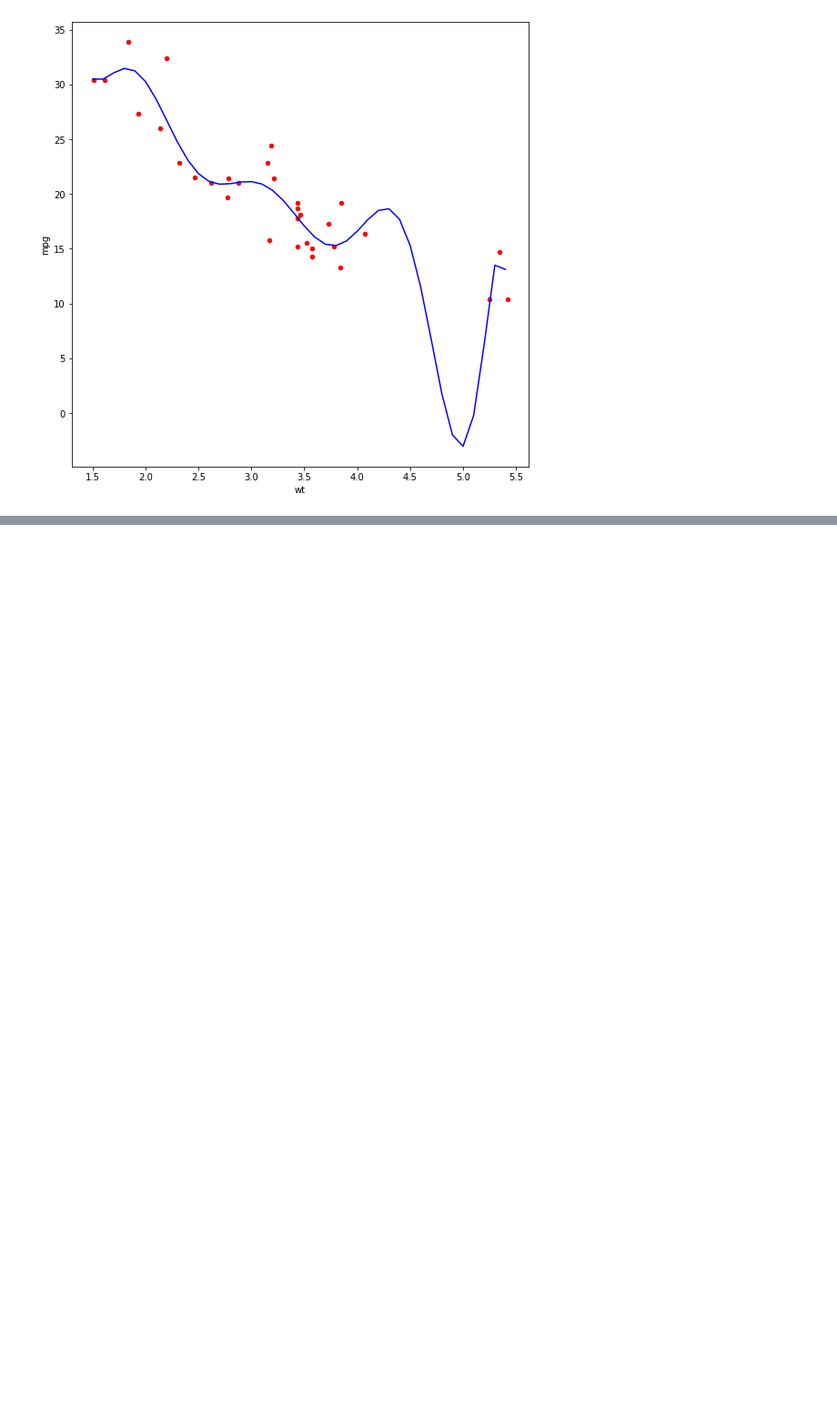
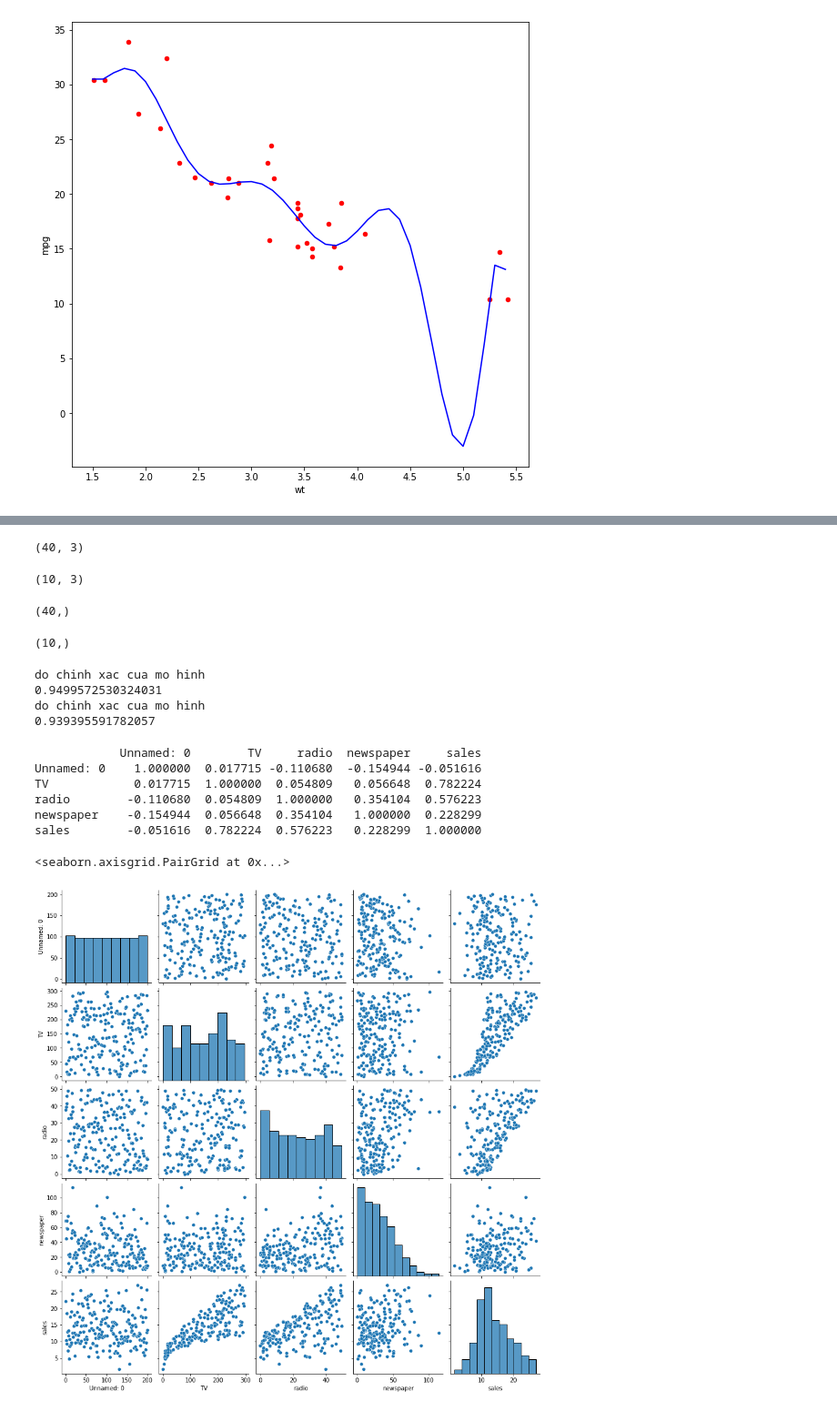
Before and after one commit to TuanLBT/AI_learning, a Jupyter notebook: deep_learning.ipynb, the cells around one changed output, grey strips where cells are left out. Shown: that part at 91% size. Saved outputs shown, nothing was run; the diff lists cells and outputs as text; code cells hidden in the pictures; blank space fills up the shorter version.

```diff
--- a/deep_learning.ipynb
+++ b/deep_learning.ipynb
@@ -477,0 +521,68 @@ plt.plot(range,y_pred9,color='blue')
+# %%
+from sklearn.model_selection import train_test_split
+
+X_train, X_test,y_train,y_test=train_test_split(X,y,test_size=0.2,random_state=0)
+X_train.shape
+# %% [output]
+(40, 3)
+# %%
+from sklearn.model_selection import train_test_split
+
+X_train, X_test,y_train,y_test=train_test_split(X,y,test_size=0.2,random_state=0)
+X_test.shape
+# %% [output]
+(10, 3)
+# %%
+from sklearn.model_selection import train_test_split
+
+X_train, X_test,y_train,y_test=train_test_split(X,y,test_size=0.2,random_state=0)
+y_train.shape
+# %% [output]
+(40,)
+# %%
+from sklearn.model_selection import train_test_split
+
+X_train, X_test,y_train,y_test=train_test_split(X,y,test_size=0.2,random_state=0)
+y_test.shape
+# %% [output]
+(10,)
+# %%
+from sklearn.linear_model import LinearRegression
+
+regression = LinearRegression()
+regression.fit(X_train, y_train)
+y_pred = regression.predict(X_test).round(1)
+
+calculation = pd.DataFrame(np.c_[y_test,y_pred], columns = ['Onginal Profit','Predited Profit'])
+print('do chinh xac cua mo hinh')
+print(regression.score(X_train, y_train))
+print('do chinh xac cua mo hinh')
+print(regression.score(X_test, y_test))
+# %% [output]
+do chinh xac cua mo hinh
+0.9499572530324031
+do chinh xac cua mo hinh
+0.939395591782057
+# %%
+#bai tap.
+import numpy as np
+import matplotlib.pyplot as plt
+import pandas as pd
+import seaborn as sns
+#1 tim do lien quan (correlation)
+import pandas as pd
+dataframe = pd.read_csv('Advertising.csv')
+correnlation = dataframe.corr() #moi quan nhe
+print(correnlation)
+# %% [output]
+            Unnamed: 0        TV     radio  newspaper     sales
+Unnamed: 0    1.000000  0.017715 -0.110680  -0.154944 -0.051616
+TV            0.017715  1.000000  0.054809   0.056648  0.782224
+radio        -0.110680  0.054809  1.000000   0.354104  0.576223
+newspaper    -0.154944  0.056648  0.354104   1.000000  0.228299
+sales        -0.051616  0.782224  0.576223   0.228299  1.000000
+# %%
+sns.pairplot(dataframe)
+# %% [output]
+<seaborn.axisgrid.PairGrid at 0x...>
+[figure, added]
```
Also changed, not shown: parts of 13 cells of this notebook.
